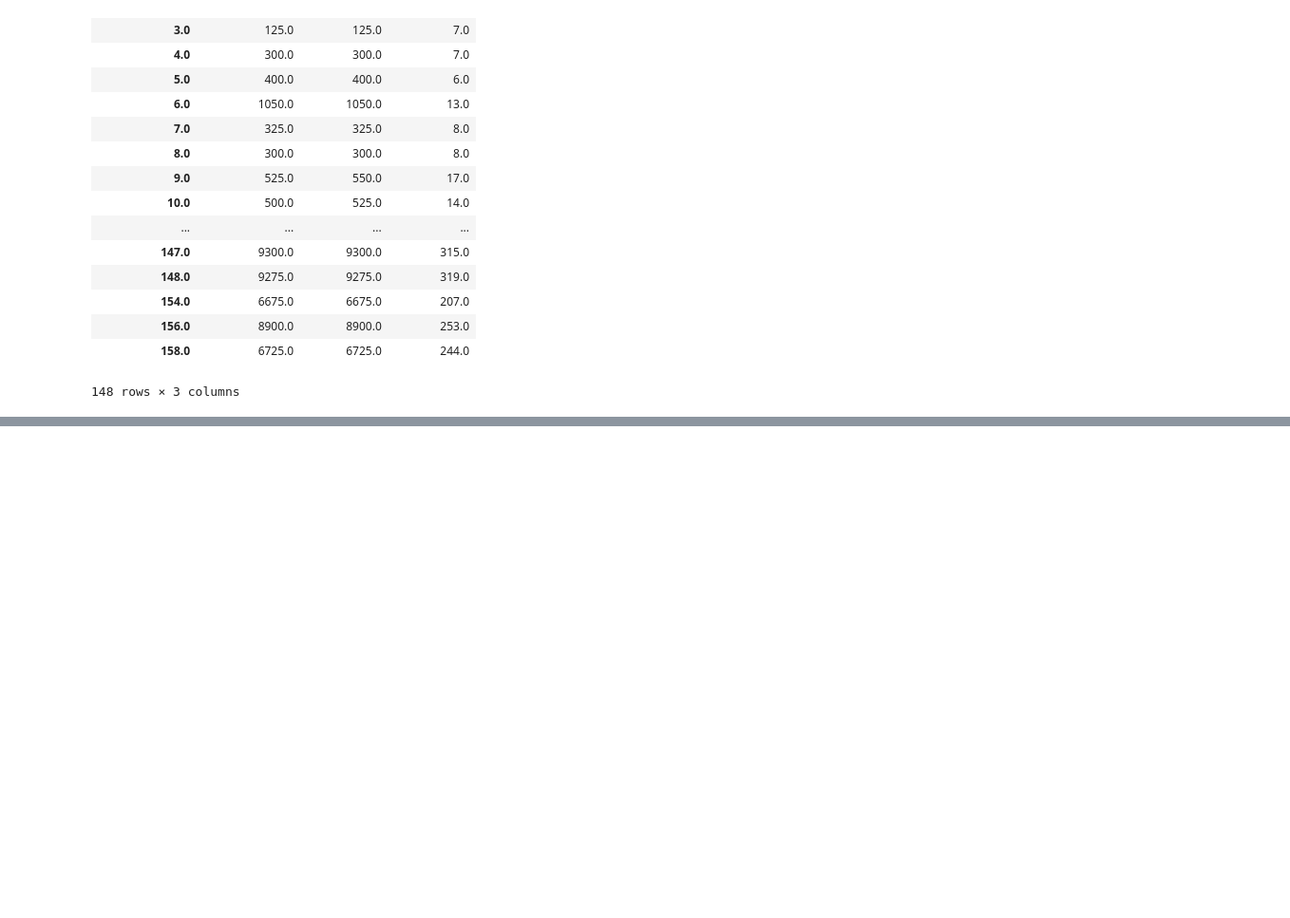
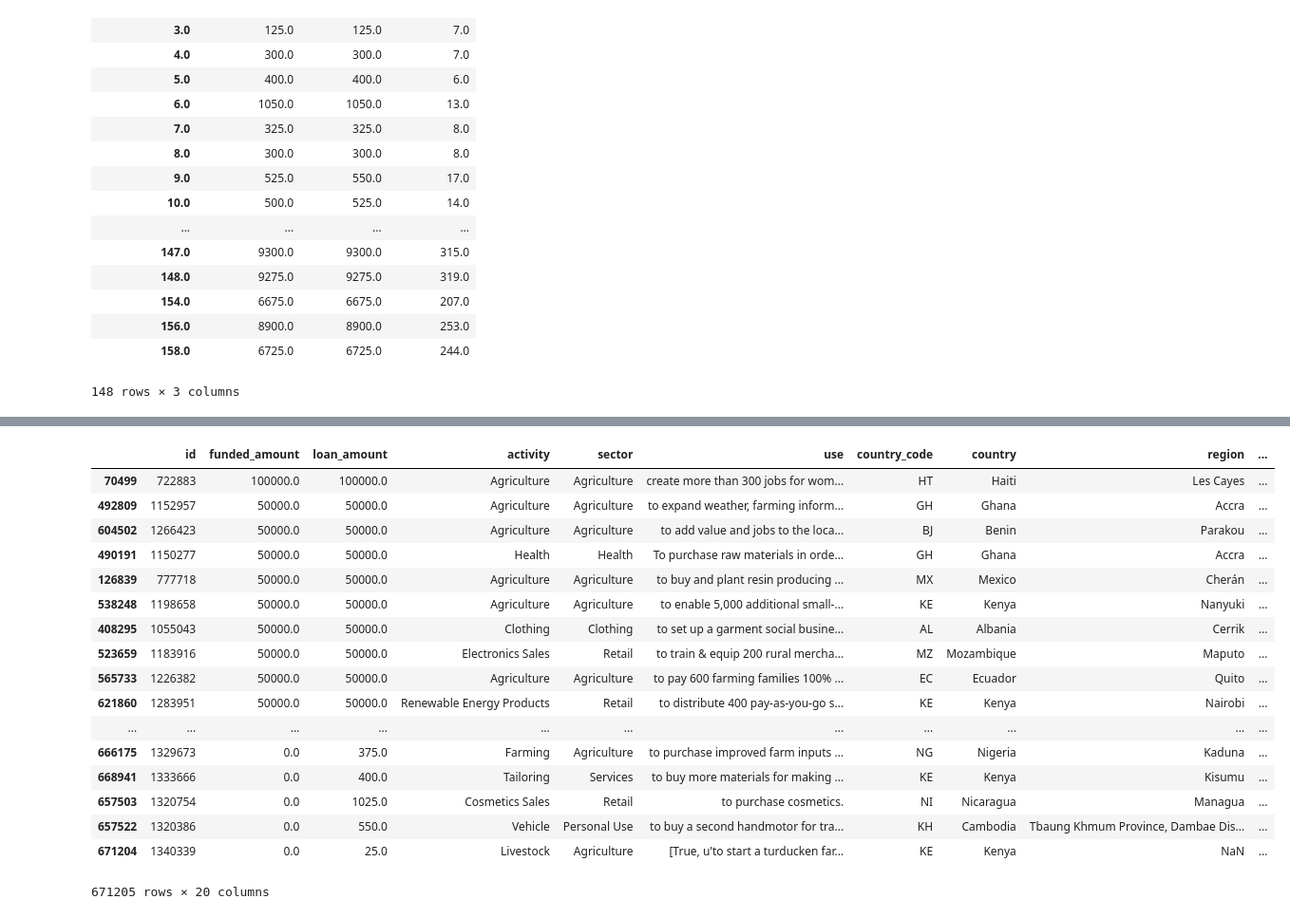
Before and after one commit to khangvtran/kiva, a Jupyter notebook: Exploratory.ipynb, the cells around one changed output, grey strips where cells are left out. Shown at 95% size. Drawn from its saved outputs; the diff is of its cells as text; code cells hidden in the pictures; blank space fills up the shorter version.

```diff
--- a/Exploratory.ipynb
+++ b/Exploratory.ipynb
@@ -30,0 +117,21 @@ df_loans.groupby('term_in_months').median()[["funded_amount", "loan_amount", "le
+# %%
+df_loans.sort_values(by='funded_amount', ascending=False)
+# %% [output]
+|  | id | funded_amount | loan_amount | activity | sector | use | country_code | country | region | ... |
+| 70499 | 722883 | 100000.0 | 100000.0 | Agriculture | Agriculture | create more than 300 jobs for wom... | HT | Haiti | Les Cayes | ... |
+| 492809 | 1152957 | 50000.0 | 50000.0 | Agriculture | Agriculture | to expand weather, farming inform... | GH | Ghana | Accra | ... |
+| 604502 | 1266423 | 50000.0 | 50000.0 | Agriculture | Agriculture | to add value and jobs to the loca... | BJ | Benin | Parakou | ... |
+| 490191 | 1150277 | 50000.0 | 50000.0 | Health | Health | To purchase raw materials in orde... | GH | Ghana | Accra | ... |
+| 126839 | 777718 | 50000.0 | 50000.0 | Agriculture | Agriculture | to buy and plant resin producing ... | MX | Mexico | Cherán | ... |
+| 538248 | 1198658 | 50000.0 | 50000.0 | Agriculture | Agriculture | to enable 5,000 additional small-... | KE | Kenya | Nanyuki | ... |
+| 408295 | 1055043 | 50000.0 | 50000.0 | Clothing | Clothing | to set up a garment social busine... | AL | Albania | Cerrik | ... |
+| 523659 | 1183916 | 50000.0 | 50000.0 | Electronics Sales | Retail | to train & equip 200 rural mercha... | MZ | Mozambique | Maputo | ... |
+| 565733 | 1226382 | 50000.0 | 50000.0 | Agriculture | Agriculture | to pay 600 farming families 100% ... | EC | Ecuador | Quito | ... |
+| 621860 | 1283951 | 50000.0 | 50000.0 | Renewable Energy Products | Retail | to distribute 400 pay-as-you-go s... | KE | Kenya | Nairobi | ... |
+| ... | ... | ... | ... | ... | ... | ... | ... | ... | ... | ... |
+| 666175 | 1329673 | 0.0 | 375.0 | Farming | Agriculture | to purchase improved farm inputs ... | NG | Nigeria | Kaduna | ... |
+| 668941 | 1333666 | 0.0 | 400.0 | Tailoring | Services | to buy more materials for making ... | KE | Kenya | Kisumu | ... |
+| 657503 | 1320754 | 0.0 | 1025.0 | Cosmetics Sales | Retail | to purchase cosmetics. | NI | Nicaragua | Managua | ... |
+| 657522 | 1320386 | 0.0 | 550.0 | Vehicle | Personal Use | to buy a second handmotor for tra... | KH | Cambodia | Tbaung Khmum Province, Dambae Dis... | ... |
+| 671204 | 1340339 | 0.0 | 25.0 | Livestock | Agriculture | [True, u'to start a turducken far... | KE | Kenya | NaN | ... |
+671205 rows × 20 columns
```
Also changed, not shown: parts of 9 cells of this notebook.
